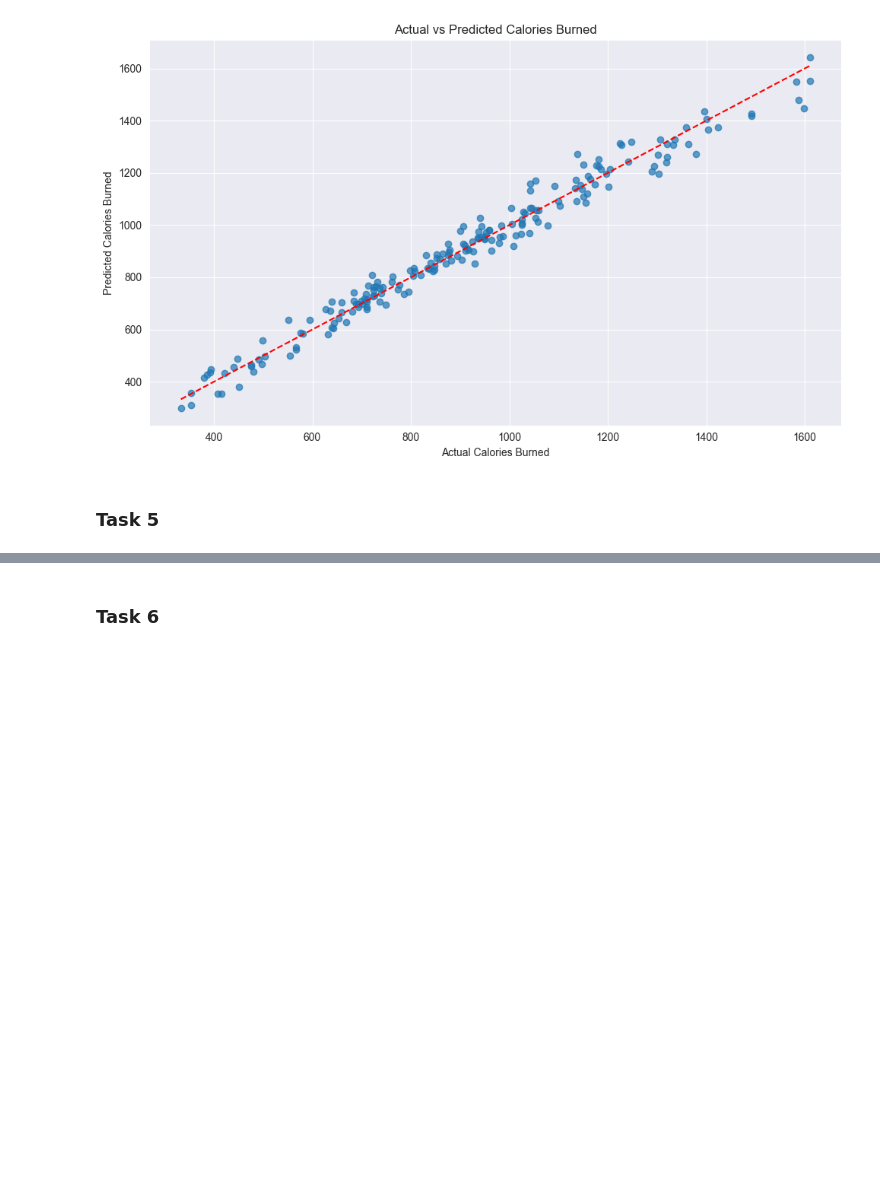
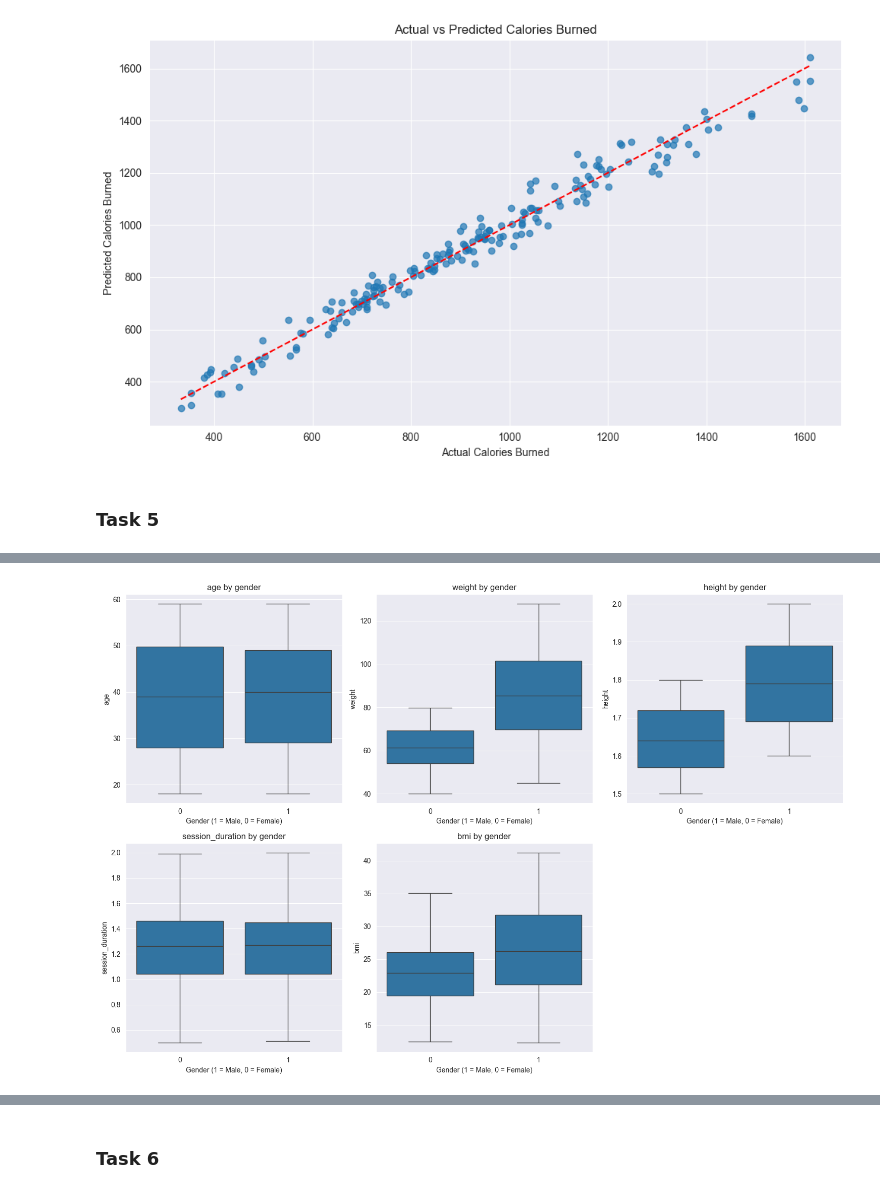
Before and after one commit to ivan-22-3-5/data_analysis_6th_sem, a Jupyter notebook: final-project/final-project.ipynb, the cells around one changed output, grey strips where cells are left out. Drawn from its saved outputs; the diff is of its cells as text; code cells hidden in the pictures; blank space fills up the shorter version.

```diff
--- a/final-project/final-project.ipynb
+++ b/final-project/final-project.ipynb
@@ -471,0 +491,13 @@ plt.show()
+# %%
+continuous_features = ['age', 'weight', 'height', 'session_duration', 'bmi']
+
+plt.figure(figsize=(15, 10))
+for i, feature in enumerate(continuous_features, 1):
+    plt.subplot(2, 3, i)
+    sns.boxplot(x='gender', y=feature, data=df_transformed)
+    plt.title(f'{feature} by gender')
+    plt.xlabel('Gender (1 = Male, 0 = Female)')
+plt.tight_layout()
+plt.show()
+# %% [output]
+[figure, added]
```
Also changed, not shown: parts of 15 cells of this notebook.
